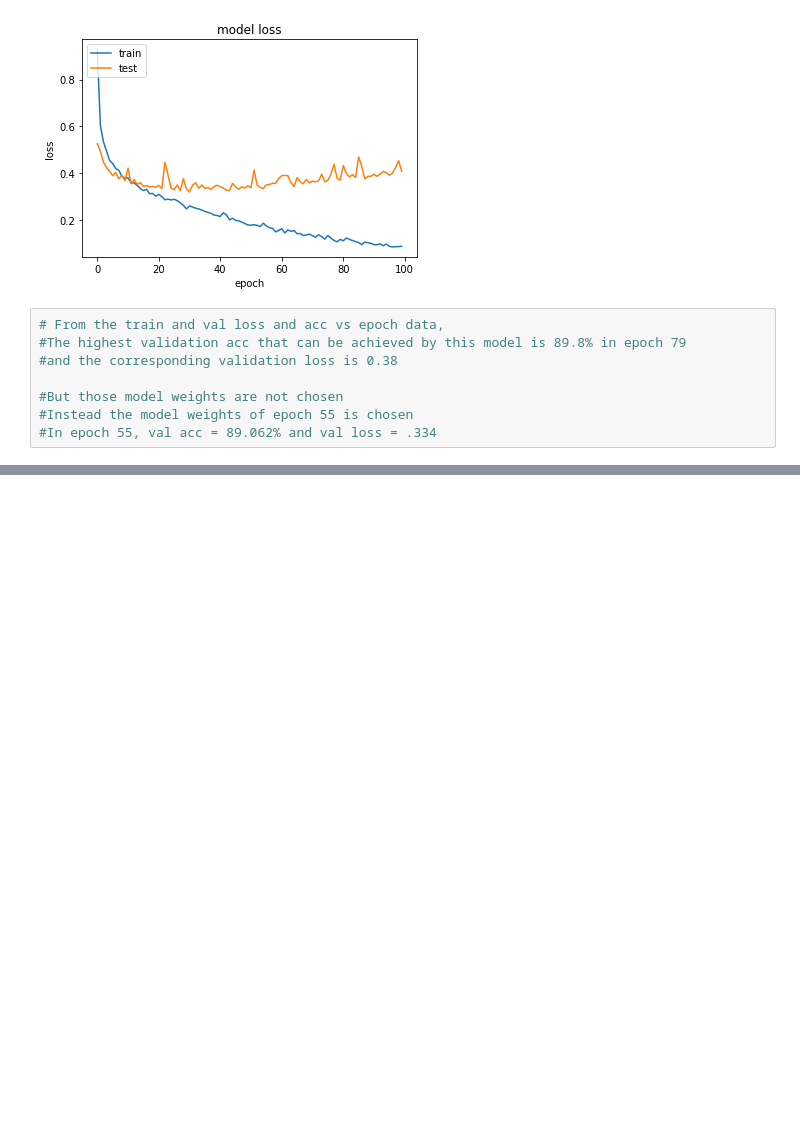
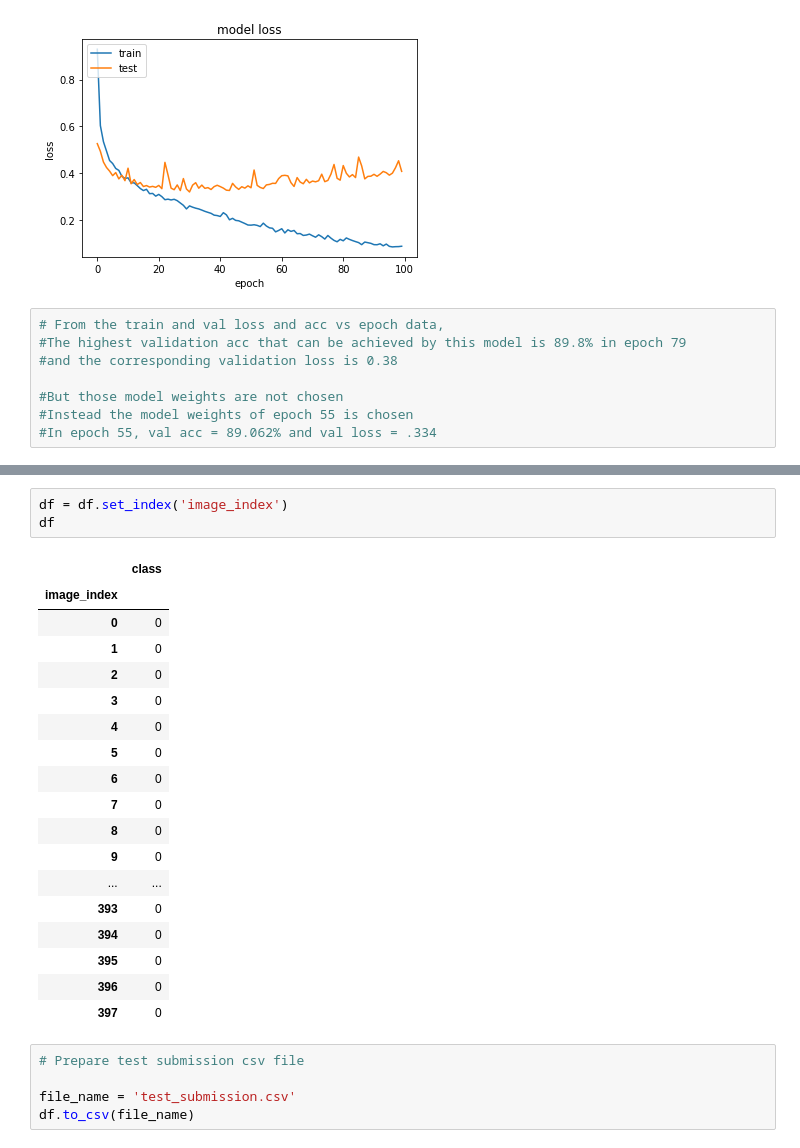
Before and after one commit to rtb7syl/CV-Task, a Jupyter notebook: vision_task.ipynb, the cells around one changed output, grey strips where cells are left out. Cells and saved outputs as stored; diff of their text form; blank space fills up the shorter version.

Commit message:
added test images prediction

```diff
--- a/vision_task.ipynb
+++ b/vision_task.ipynb
@@ -516,0 +359,27 @@ with open('cnn_model2_weights_checkpoint/cnn_model1_history.pickle', 'rb') as ha
+# %%
+df = df.set_index('image_index')
+df
+# %% [output]
+|  | class |
+| image_index |  |
+| 0 | 0 |
+| 1 | 0 |
+| 2 | 0 |
+| 3 | 0 |
+| 4 | 0 |
+| 5 | 0 |
+| 6 | 0 |
+| 7 | 0 |
+| 8 | 0 |
+| 9 | 0 |
+| ... | ... |
+| 393 | 0 |
+| 394 | 0 |
+| 395 | 0 |
+| 396 | 0 |
+| 397 | 0 |
+# %%
+# Prepare test submission csv file
+
+file_name = 'test_submission.csv'
+df.to_csv(file_name)
```
Also changed, not shown: parts of 3 cells of this notebook, 2 other files.
